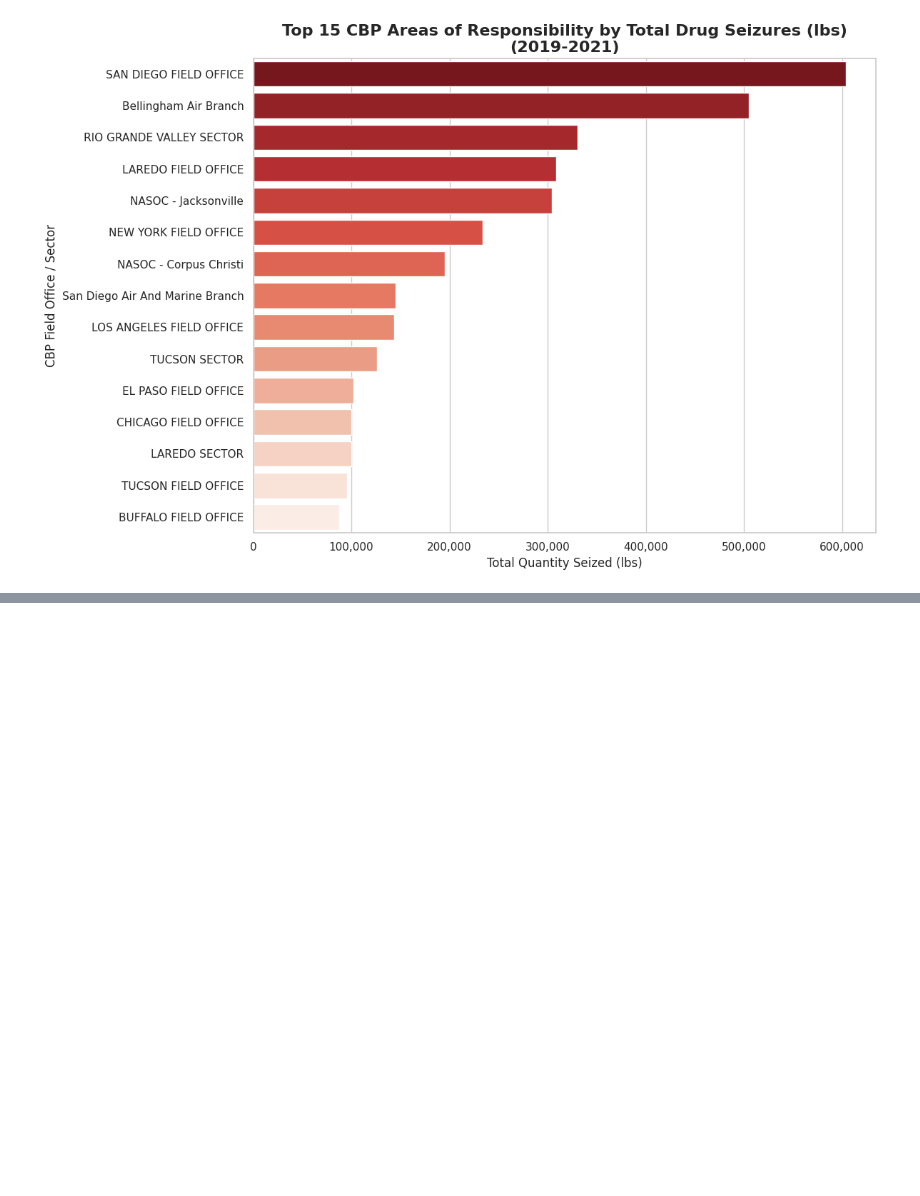
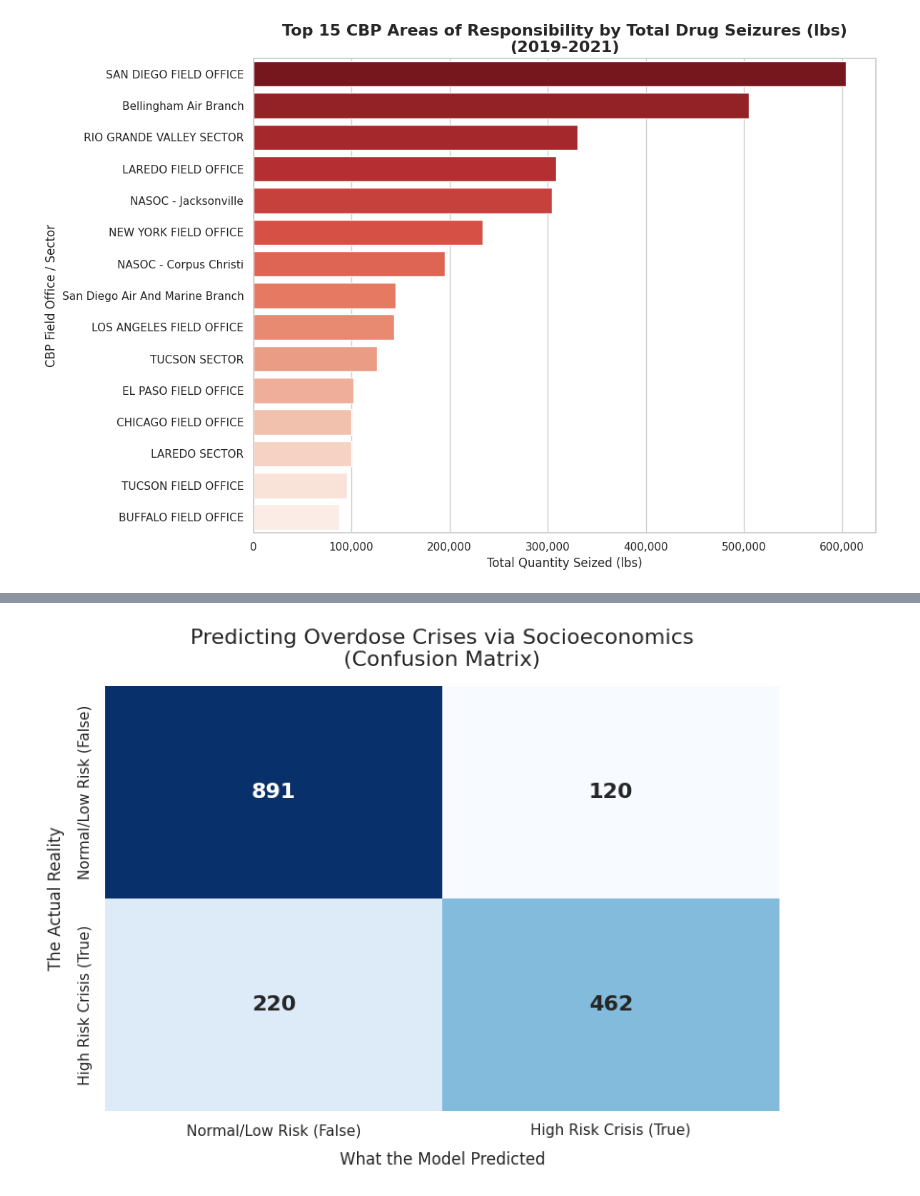
Before and after one commit to Tengoku1/DataScienceProject, a Jupyter notebook: Data_Science_Exploration.ipynb, the cells around one changed output, grey strips where cells are left out. Drawn from its saved outputs; the diff is of its cells as text; code cells hidden in the pictures; blank space fills up the shorter version.

```diff
--- a/Data_Science_Exploration.ipynb
+++ b/Data_Science_Exploration.ipynb
@@ -337,0 +262,94 @@ Success! Your presentation graph has been saved as 'KNN_Confusion_Matrix_Results
+# %%
+# 1. Define which columns need which preprocessing
+numeric_features = ['Poverty_Rate (%)', 'Unemployment_Rate (%)', 'Bachelors_or_Higher (%)']
+categorical_features = ['Urban/Rural Category']
+
+# 2. Build the ColumnTransformer
+# This applies the correct transformation to the correct columns simultaneously
+preprocessor = ColumnTransformer(
+    transformers=[
+        ('num', StandardScaler(), numeric_features),
+        ('cat', OneHotEncoder(drop='first', sparse_output=False), categorical_features)
+    ])
+
+from sklearn.model_selection import GridSearchCV
+
+# 1-3. (Keep your numeric_features, categorical_features, and preprocessor as is)
+
+# --- Start of fix: Define X, y and split data ---
+# Define target variable 'isSuseptible' as binary based on 'Model-based Death Rate'
+# Using the median death rate as a threshold for 'high risk crisis'
+# Combine all features
+all_features = numeric_features + categorical_features
+target_variable = 'isSuseptible'
+
+# Drop rows with NaN values in the selected features or target before splitting
+df_clean = df_isSuseptible.dropna(subset=all_features + [target_variable]).copy()
+
+# Define X and y
+X = df_clean[all_features]
+y = df_clean[target_variable]
+
+# Split the data into training and testing sets
+X_train, X_test, y_train, y_test = train_test_split(X, y, test_size=0.2, random_state=42)
+# --- End of fix ---
+
+# 4. Modify the Pipeline
+# We leave n_neighbors blank or at default because GridSearchCV will fill it
+pipeline = Pipeline(steps=[
+    ('preprocessor', preprocessor),
+    ('classifier', KNeighborsClassifier())
+])
+
+# 5. Define the Hyperparameter Grid
+# Note the naming convention: [step_name]__[parameter_name]
+param_grid = {
+    'classifier__n_neighbors': [3, 5, 7, 9, 11, 15, 21],
+    'classifier__weights': ['uniform', 'distance'],
+    'classifier__metric': ['euclidean', 'manhattan']
+}
+
+# 6. Set up GridSearchCV
+# cv=5 means 5-fold cross-validation
+grid_search = GridSearchCV(pipeline, param_grid, cv=5, scoring='accuracy', n_jobs=-1)
+
+# 7. Fit the Grid Search
+# This replaces pipeline.fit(). It will run (7 k-values * 2 weights * 2 metrics) * 5 folds = 140 total fits
+grid_search.fit(X_train, y_train)
+
+# 8. Get the best results
+best_model = grid_search.best_estimator_
+print(f"Best Parameters: {grid_search.best_params_}")
+print(f"Best CV Score: {grid_search.best_score_ * 100:.2f}%")
+
+# 9. Evaluate on the final Test Set (the data the model hasn't seen yet)
+predictions = best_model.predict(X_test)
+accuracy = accuracy_score(y_test, predictions)
+cm = confusion_matrix(y_test, predictions) # Fixed: changed y_pred to predictions
+
+print(f"Final Test Accuracy: {accuracy * 100:.2f}%")
+cm = confusion_matrix(y_test, predictions) # Fixed: changed y_pred to predictions
+
+# Create a beautiful heatmap for your slides
+plt.figure(figsize=(8, 6))
+sns.set_theme(style="white")
+
+# Map the boolean values to readable labels for the audience
+labels = ['Normal/Low Risk (False)', 'High Risk Crisis (True)']
+
+# Draw the heatmap
+sns.heatmap(cm, annot=True, fmt='d', cmap='Blues', cbar=False,
+            xticklabels=labels, yticklabels=labels,
+            annot_kws={"size": 16, "weight": "bold"})
+
+plt.title('Predicting Overdose Crises via Socioeconomics\n(Confusion Matrix)', fontsize=16, pad=15)
+plt.xlabel('What the Model Predicted', fontsize=12, labelpad=10)
+plt.ylabel('The Actual Reality', fontsize=12, labelpad=10)
+
+# Save the image to your folder so you can drag it into PowerPoint/Google Slides
+plt.tight_layout()
+plt.savefig('KNN_Confusion_Matrix_Results.png', dpi=300)
+plt.show()
+
+print("Success! Your presentation graph has been saved as 'KNN_Confusion_Matrix_Results.png'.")
+# %% [output]
@@ -337,0 +359 @@ Success! Your presentation graph has been saved as 'KNN_Confusion_Matrix_Results
+[figure, added]
```
Also changed, not shown: parts of 7 cells of this notebook.
